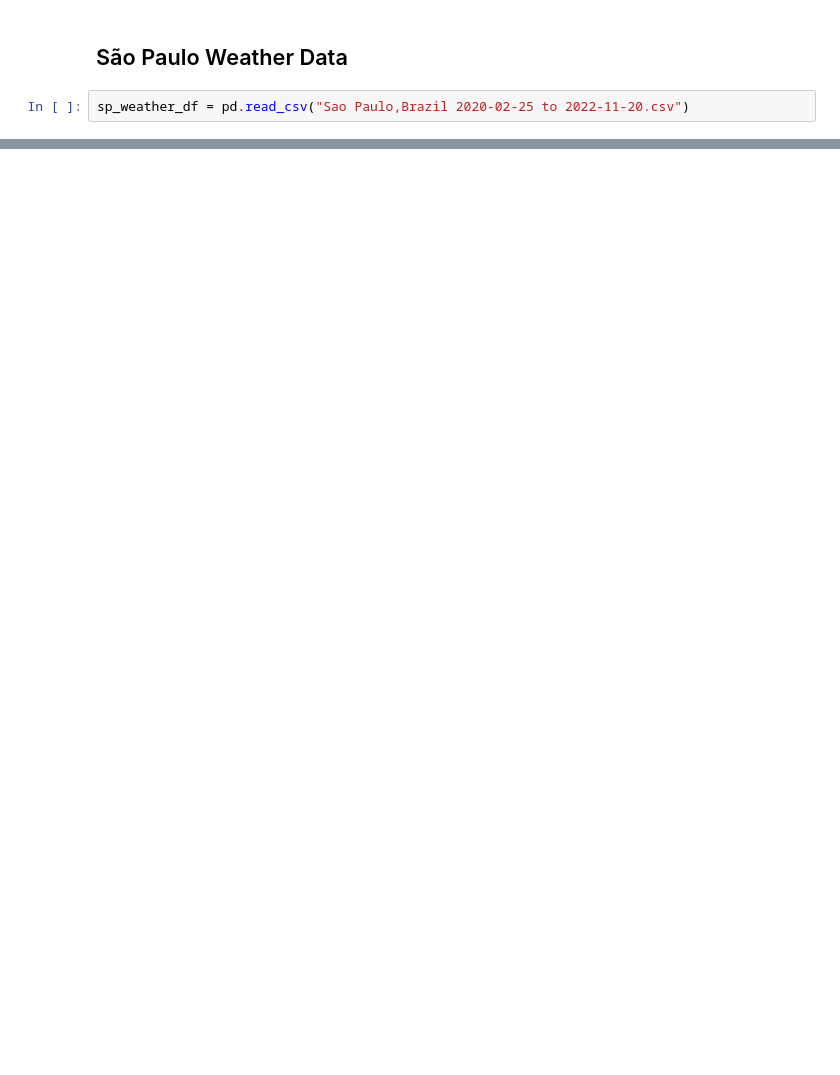
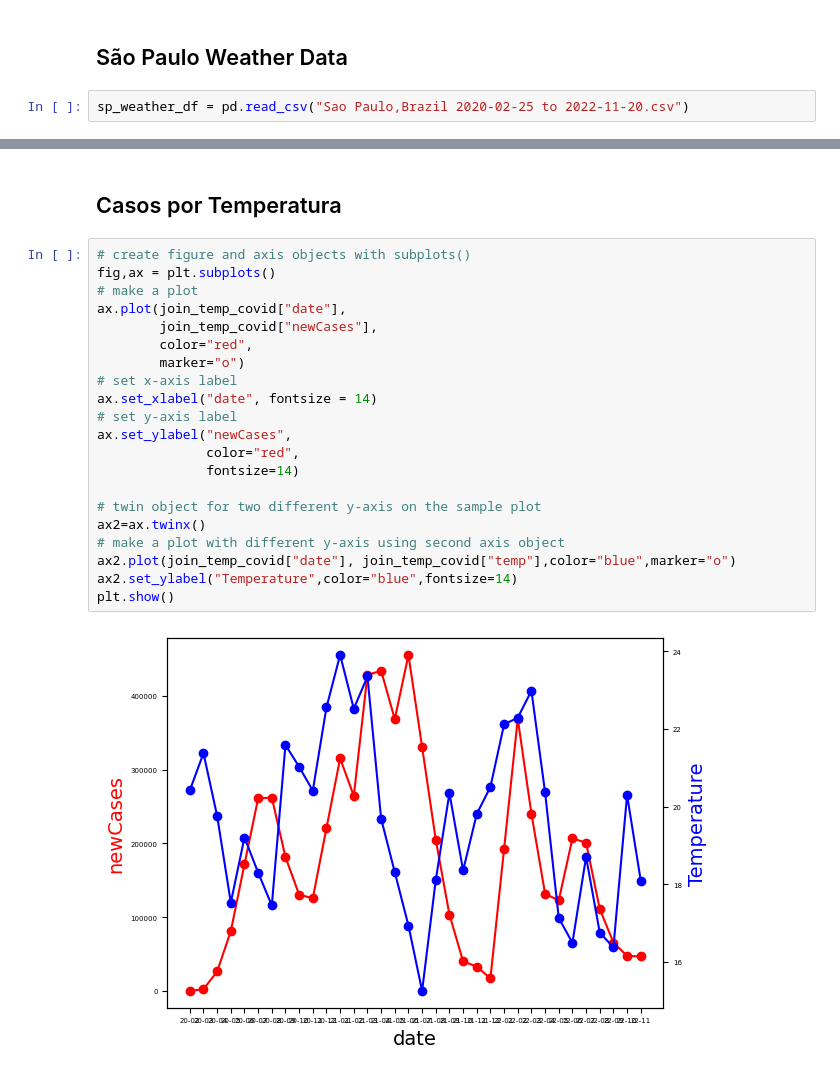
Before and after one commit to MatRicci1/covid-analysis, a Jupyter notebook: covid_gp4.ipynb, the cells around one changed output, grey strips where cells are left out. Drawn from its saved outputs; the diff is of its cells as text; blank space fills up the shorter version.

```diff
--- a/covid_gp4.ipynb
+++ b/covid_gp4.ipynb
@@ -171,0 +162,25 @@ sp_weather_df
+# %% [markdown]
+## Casos por Temperatura
+# %%
+# create figure and axis objects with subplots()
+fig,ax = plt.subplots()
+# make a plot
+ax.plot(join_temp_covid["date"],
+        join_temp_covid["newCases"],
+        color="red",
+        marker="o")
+# set x-axis label
+ax.set_xlabel("date", fontsize = 14)
+# set y-axis label
+ax.set_ylabel("newCases",
+              color="red",
+              fontsize=14)
+
+# twin object for two different y-axis on the sample plot
+ax2=ax.twinx()
+# make a plot with different y-axis using second axis object
+ax2.plot(join_temp_covid["date"], join_temp_covid["temp"],color="blue",marker="o")
+ax2.set_ylabel("Temperature",color="blue",fontsize=14)
+plt.show()
+# %% [output]
+[figure, added]
```
Also changed, not shown: parts of 20 cells of this notebook.
